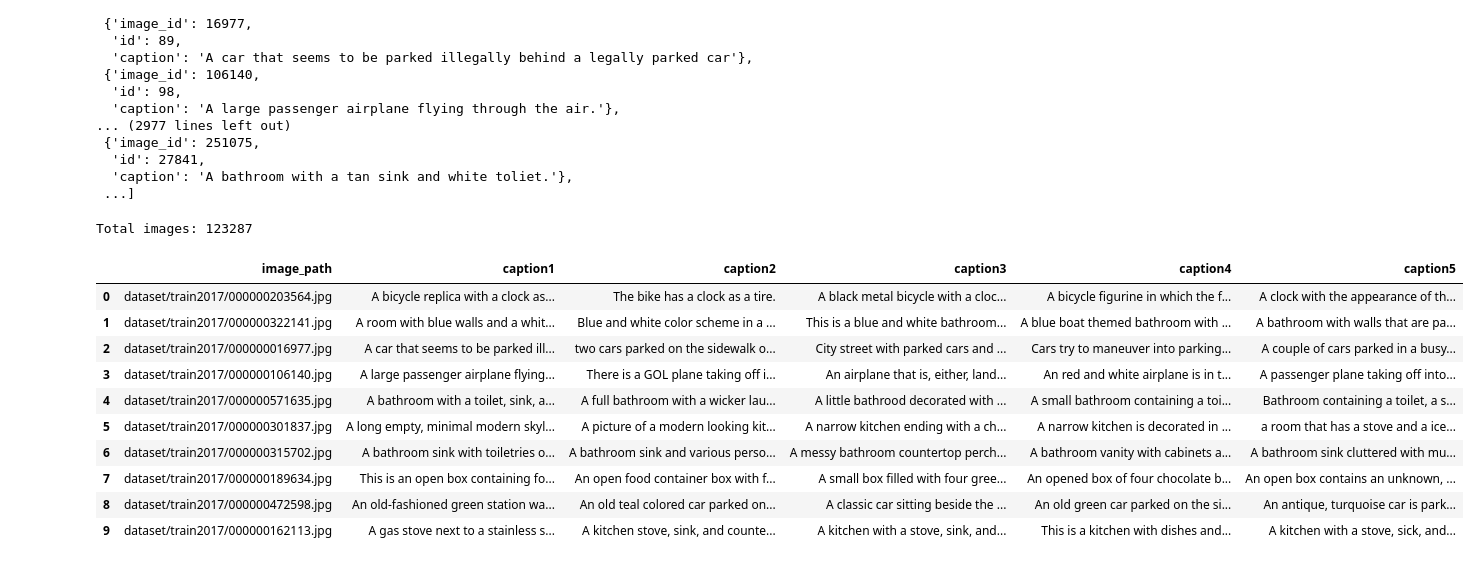
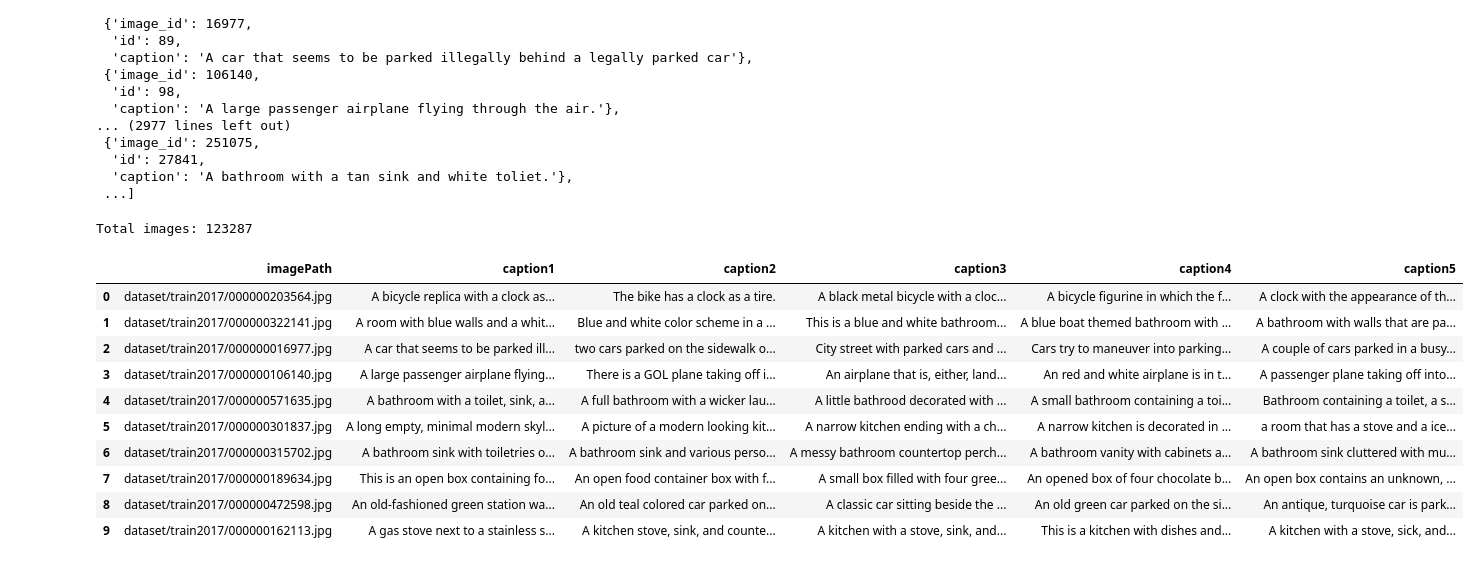
Before and after one commit to Ishushan02/Diffusion-Transformer-Text-To-Image-Generation, a Jupyter notebook: 8_DataPreparation.ipynb, the cells around one changed output. Cells and saved outputs as stored; diff of their text form; code cells hidden in the pictures.

```diff
--- a/8_DataPreparation.ipynb
+++ b/8_DataPreparation.ipynb
@@ -106,15 +106,15 @@ for split in splits:
         image_path = os.path.join(rootDir, split, image_id_to_filename[image_id])
         all_rows.append([image_path] + captions)
 # %%
-columns = ['image_path', 'caption1', 'caption2', 'caption3', 'caption4', 'caption5']
+columns = ['imagePath', 'caption1', 'caption2', 'caption3', 'caption4', 'caption5']
 dataFrame = pd.DataFrame(all_rows, columns=columns)
 
 print("Total images:", len(dataFrame))
 dataFrame.to_csv('dataset/COCO2017.csv', index=False)
 dataFrame.head(10)
 # %% [output]
 Total images: 123287
-|  | image_path | caption1 | caption2 | caption3 | caption4 | caption5 |
+|  | imagePath | caption1 | caption2 | caption3 | caption4 | caption5 |
 | 0 | dataset/train2017/000000203564.jpg | A bicycle replica with a clock as... | The bike has a clock as a tire. | A black metal bicycle with a cloc... | A bicycle figurine in which the f... | A clock with the appearance of th... |
 | 1 | dataset/train2017/000000322141.jpg | A room with blue walls and a whit... | Blue and white color scheme in a ... | This is a blue and white bathroom... | A blue boat themed bathroom with ... | A bathroom with walls that are pa... |
 | 2 | dataset/train2017/000000016977.jpg | A car that seems to be parked ill... | two cars parked on the sidewalk o... | City street with parked cars and ... | Cars try to maneuver into parking... | A couple of cars parked in a busy... |
```
